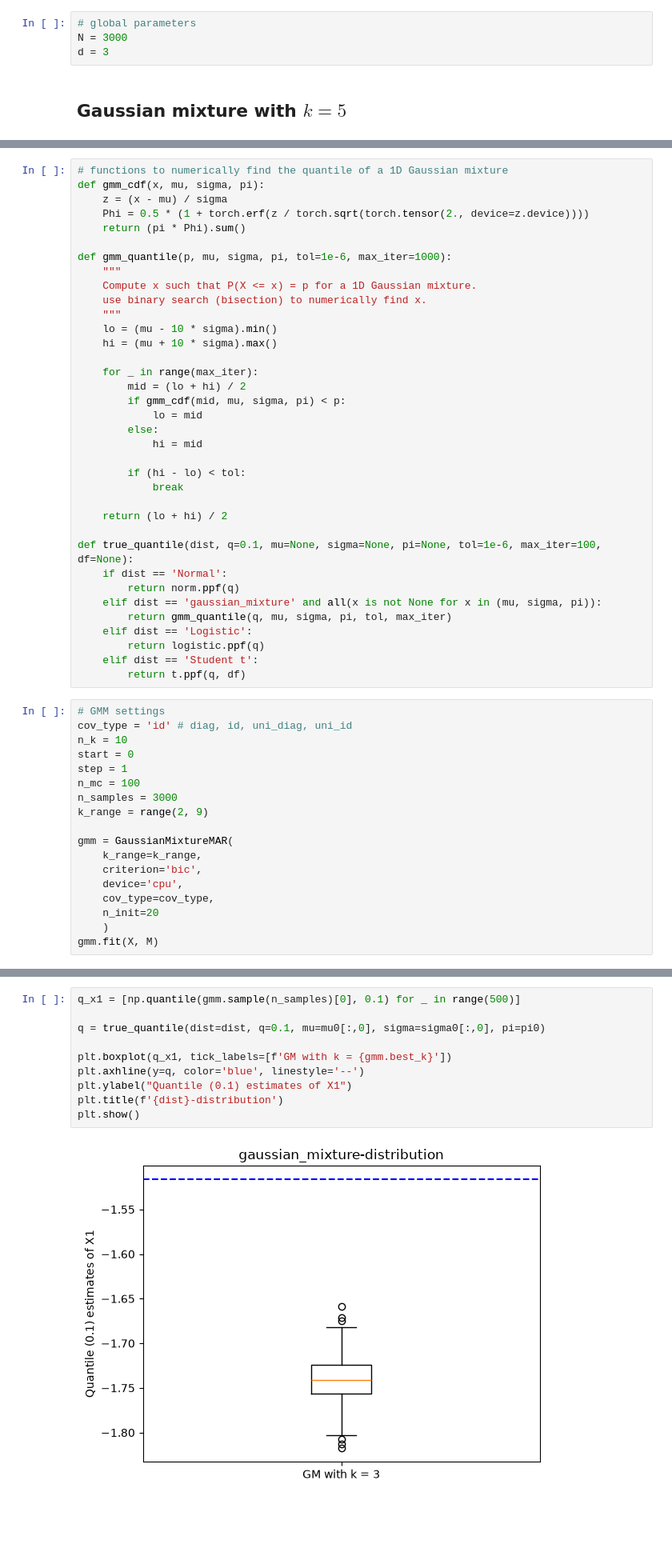
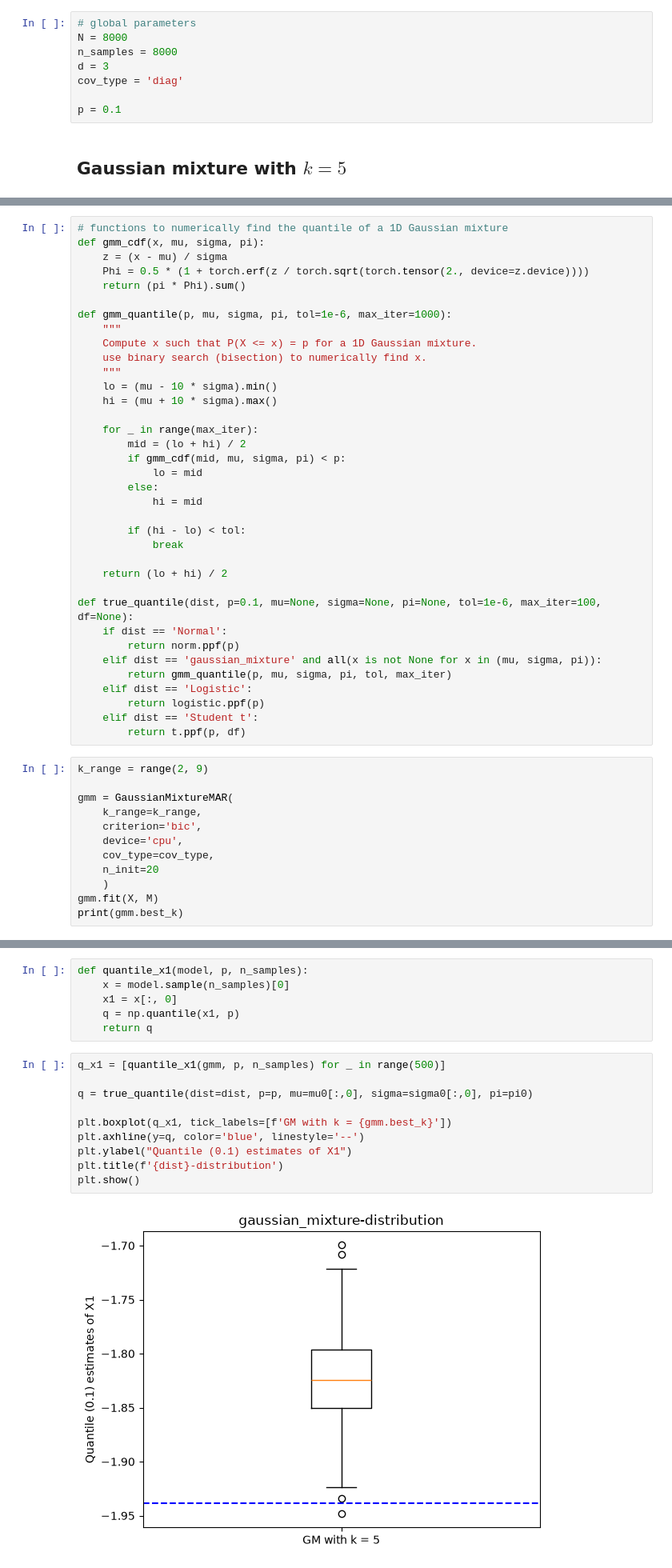
Before and after one commit to huimin-hu-stat/MAR, a Jupyter notebook: simulation.ipynb, the cells around one changed output, grey strips where cells are left out. Shown at 80% size. Saved outputs shown, nothing was run; the diff lists cells and outputs as text; blank space fills up the shorter version.

Commit message:
fix quantile

```diff
--- a/simulation.ipynb
+++ b/simulation.ipynb
@@ -11,8 +13,12 @@ import torch
 ## Data generating
 # %%
 # global parameters
-N = 3000
+N = 8000
+n_samples = 8000
 d = 3
+cov_type = 'diag'
+
+p = 0.1
 # %% [markdown]
 ## Gaussian mixture with $k=5$
 # %%
@@ -54,23 +60,16 @@ def gmm_quantile(p, mu, sigma, pi, tol=1e-6, max_iter=1000):
 
     return (lo + hi) / 2
 
-def true_quantile(dist, q=0.1, mu=None, sigma=None, pi=None, tol=1e-6, max_iter=100, df=None):
+def true_quantile(dist, p=0.1, mu=None, sigma=None, pi=None, tol=1e-6, max_iter=100, df=None):
     if dist == 'Normal':
-        return norm.ppf(q)
+        return norm.ppf(p)
     elif dist == 'gaussian_mixture' and all(x is not None for x in (mu, sigma, pi)):
-        return gmm_quantile(q, mu, sigma, pi, tol, max_iter)
+        return gmm_quantile(p, mu, sigma, pi, tol, max_iter)
     elif dist == 'Logistic':
-        return logistic.ppf(q)
+        return logistic.ppf(p)
     elif dist == 'Student t':
-        return t.ppf(q, df)
+        return t.ppf(p, df)
 # %%
-# GMM settings
-cov_type = 'id' # diag, id, uni_diag, uni_id
-n_k = 10
-start = 0
-step = 1
-n_mc = 100
-n_samples = 3000
 k_range = range(2, 9)
 
 gmm = GaussianMixtureMAR(
@@ -81,4 +80,5 @@ gmm = GaussianMixtureMAR(
     n_init=20
     )
 gmm.fit(X, M)
+print(gmm.best_k)
 # %% [output]
@@ -86,12 +86,18 @@ gmm.fit(X, M)
+# %%
+def quantile_x1(model, p, n_samples):
+    x = model.sample(n_samples)[0]
+    x1 = x[:, 0]
+    q = np.quantile(x1, p)
+    return q
 # %%
-q_x1 = [np.quantile(gmm.sample(n_samples)[0], 0.1) for _ in range(500)]
+q_x1 = [quantile_x1(gmm, p, n_samples) for _ in range(500)]
 
-q = true_quantile(dist=dist, q=0.1, mu=mu0[:,0], sigma=sigma0[:,0], pi=pi0)
+q = true_quantile(dist=dist, p=p, mu=mu0[:,0], sigma=sigma0[:,0], pi=pi0)
 
 plt.boxplot(q_x1, tick_labels=[f'GM with k = {gmm.best_k}'])
 plt.axhline(y=q, color='blue', linestyle='--')
 plt.ylabel("Quantile (0.1) estimates of X1")
 plt.title(f'{dist}-distribution')
 plt.show()
 # %% [output]
-[figure, old version]
+[figure, new version]
```
Also changed, not shown: parts of 8 cells of this notebook.
